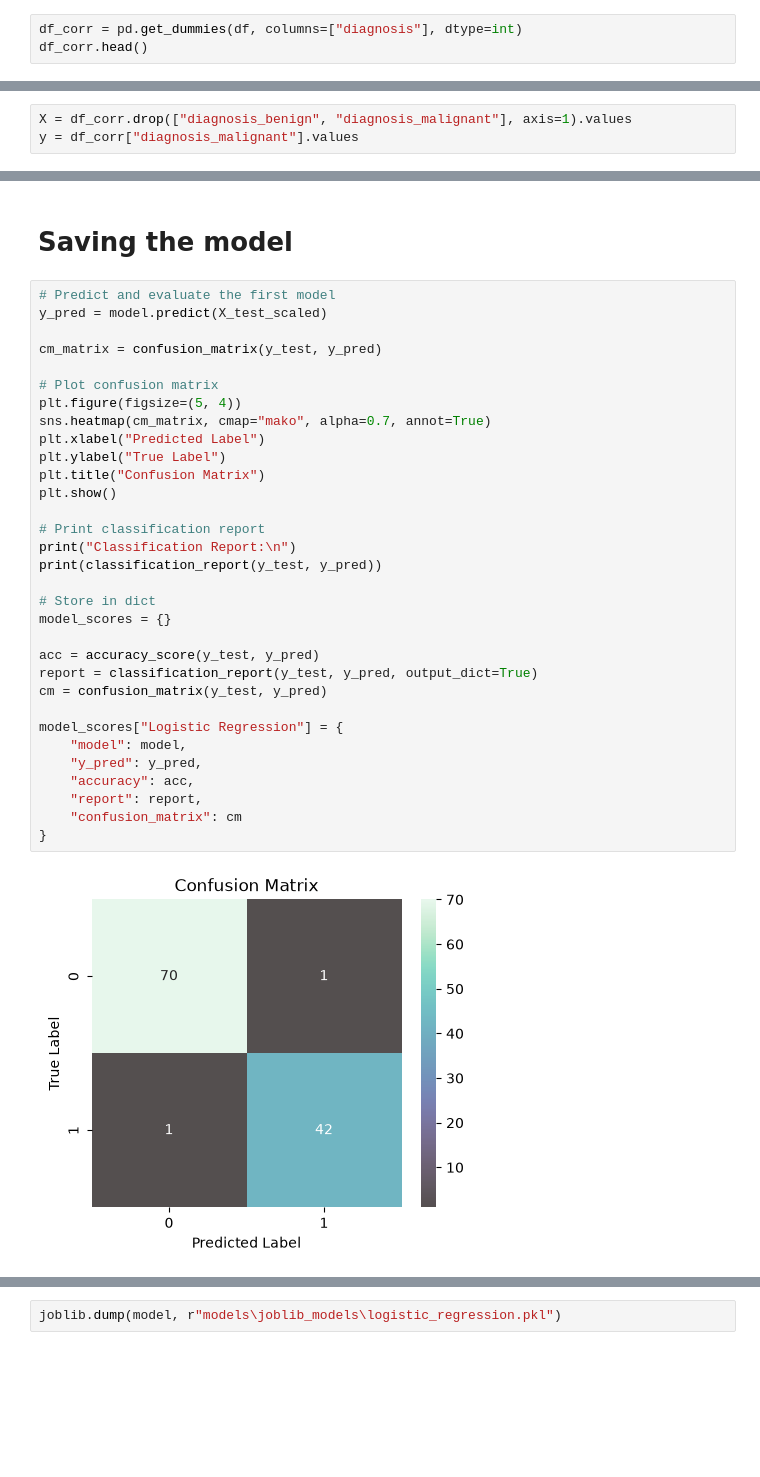
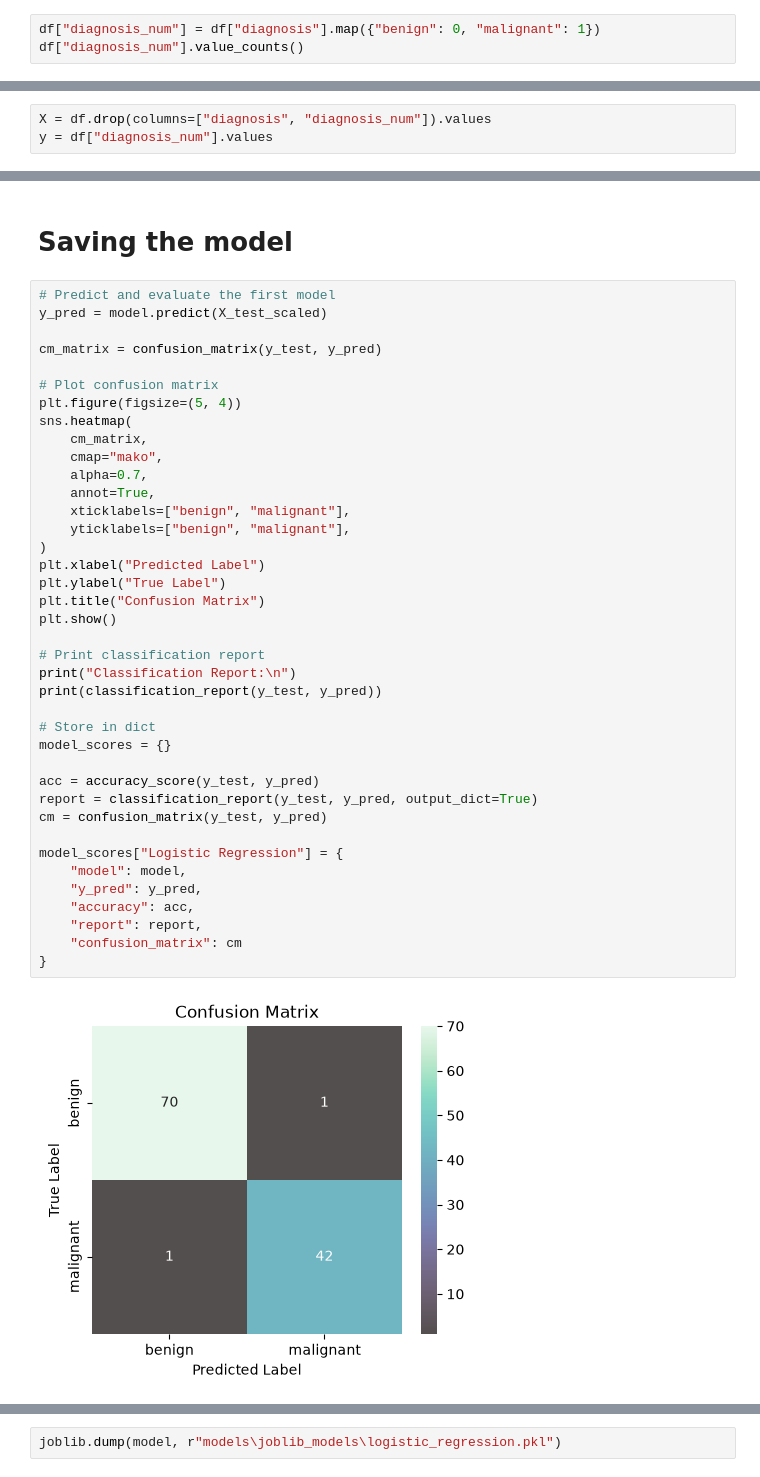
Before and after one commit to MarwanAbdellah/ML-Production_Project, a Jupyter notebook: notebooks/01_exploration.ipynb, the cells around one changed output, grey strips where cells are left out. Drawn from its saved outputs; the diff is of its cells as text; blank space fills up the shorter version.

```diff
--- a/notebooks/01_exploration.ipynb
+++ b/notebooks/01_exploration.ipynb
@@ -237,4 +244,4 @@ Compatibility with Algorithms: Many machine learning algorithms particularly bas
 # %%
-df_corr = pd.get_dummies(df, columns=["diagnosis"], dtype=int)
-df_corr.head()
+df["diagnosis_num"] = df["diagnosis"].map({"benign": 0, "malignant": 1})
+df["diagnosis_num"].value_counts()
 # %% [output]
@@ -297,8 +292,8 @@ utilized to give an accurate evaluation of a final model fit.
 
 * **validation set:**  A validation dataset is a sample of data from your model's training set that is used to estimate model performance while tuning the model's hyperparameters.
 # %%
-X = df_corr.drop(["diagnosis_benign", "diagnosis_malignant"], axis=1).values
-y = df_corr["diagnosis_malignant"].values
+X = df.drop(columns=["diagnosis", "diagnosis_num"]).values
+y = df["diagnosis_num"].values
 # %%
 X_train, X_test, y_train, y_test = train_test_split(X, y, test_size=0.2, random_state=42)
 # %% [markdown]
@@ -491,35 +486,42 @@ model_scores = {}
 y_pred = model.predict(X_test_scaled)
 
 cm_matrix = confusion_matrix(y_test, y_pred)
 
 # Plot confusion matrix
 plt.figure(figsize=(5, 4))
-sns.heatmap(cm_matrix, cmap="mako", alpha=0.7, annot=True)
+sns.heatmap(
+    cm_matrix,
+    cmap="mako",
+    alpha=0.7,
+    annot=True,
+    xticklabels=["benign", "malignant"],
+    yticklabels=["benign", "malignant"],
+)
 plt.xlabel("Predicted Label")
 plt.ylabel("True Label")
 plt.title("Confusion Matrix")
 plt.show()
 
 # Print classification report
 print("Classification Report:\n")
 print(classification_report(y_test, y_pred))
 
 # Store in dict
 model_scores = {}
 
 acc = accuracy_score(y_test, y_pred)
 report = classification_report(y_test, y_pred, output_dict=True)
 cm = confusion_matrix(y_test, y_pred)
 
 model_scores["Logistic Regression"] = {
     "model": model,
     "y_pred": y_pred,
     "accuracy": acc,
     "report": report,
     "confusion_matrix": cm
 }
 # %% [output]
-[figure, old version]
+[figure, new version]
 Classification Report:
 
               precision    recall  f1-score   support
```
Also changed, not shown: parts of 24 cells of this notebook, 4 other files.
